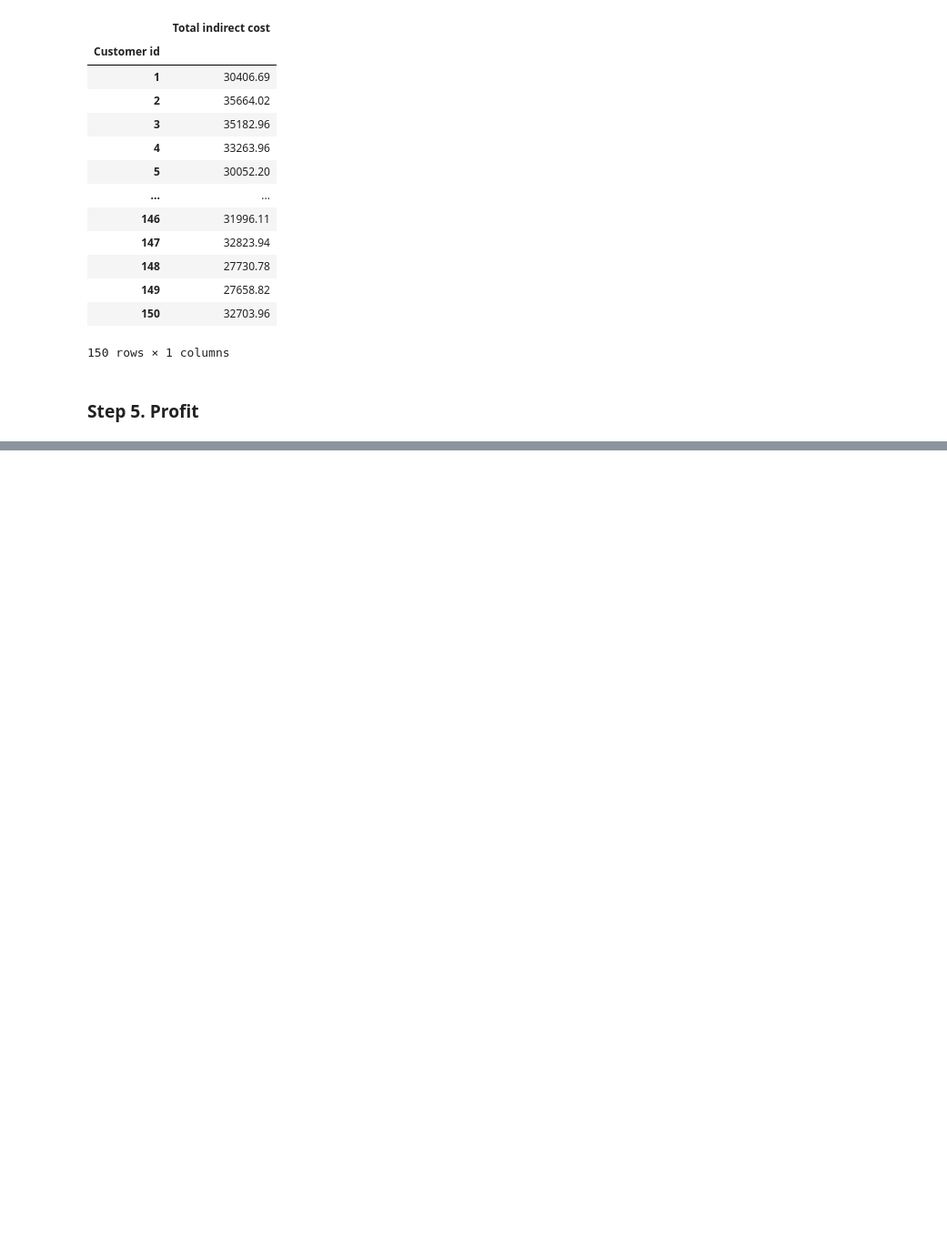
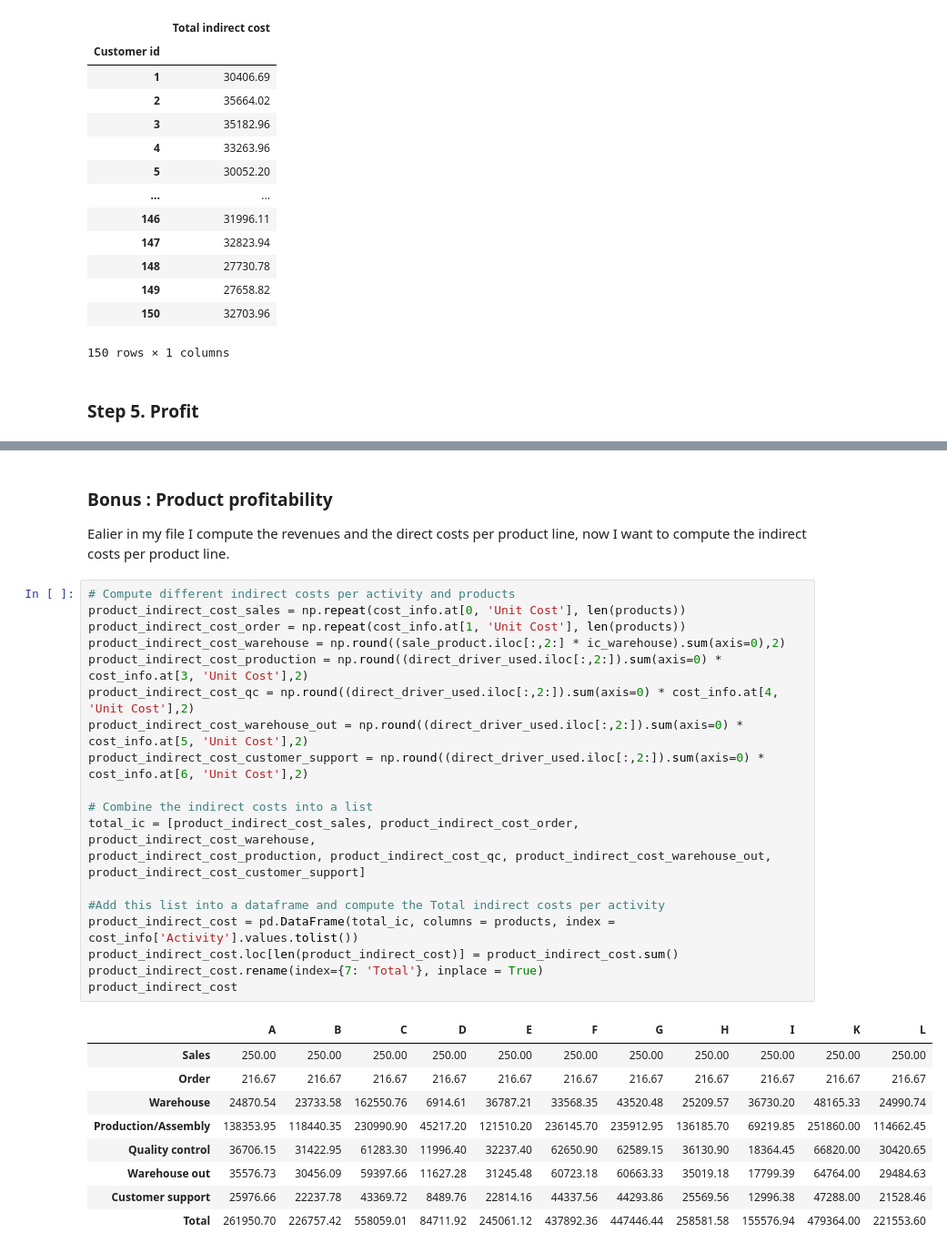
Before and after one commit to PaulineMalaguti/EBA3630, a Jupyter notebook: Customer Profitability Index/Problem 2/2customerprofitability.ipynb, the cells around one changed output, grey strips where cells are left out. Shown: that part at 91% size. Saved outputs shown, nothing was run; the diff lists cells and outputs as text; blank space fills up the shorter version.

```diff
--- a/Customer Profitability Index/Problem 2/2customerprofitability.ipynb
+++ b/Customer Profitability Index/Problem 2/2customerprofitability.ipynb
@@ -483,0 +535,33 @@ plt.plot(x,np.cumsum(y), label = 'Cummulative Profit')
+# %% [markdown]
+### Bonus : Product profitability
+Ealier in my file I compute the revenues and the direct costs per product line, now I want to compute the indirect costs per product line.
+# %%
+# Compute different indirect costs per activity and products
+product_indirect_cost_sales = np.repeat(cost_info.at[0, 'Unit Cost'], len(products))
+product_indirect_cost_order = np.repeat(cost_info.at[1, 'Unit Cost'], len(products))
+product_indirect_cost_warehouse = np.round((sale_product.iloc[:,2:] * ic_warehouse).sum(axis=0),2)
+product_indirect_cost_production = np.round((direct_driver_used.iloc[:,2:]).sum(axis=0) * cost_info.at[3, 'Unit Cost'],2)
+product_indirect_cost_qc = np.round((direct_driver_used.iloc[:,2:]).sum(axis=0) * cost_info.at[4, 'Unit Cost'],2)
+product_indirect_cost_warehouse_out = np.round((direct_driver_used.iloc[:,2:]).sum(axis=0) * cost_info.at[5, 'Unit Cost'],2)
+product_indirect_cost_customer_support = np.round((direct_driver_used.iloc[:,2:]).sum(axis=0) * cost_info.at[6, 'Unit Cost'],2)
+
+# Combine the indirect costs into a list
+total_ic = [product_indirect_cost_sales, product_indirect_cost_order, product_indirect_cost_warehouse,
+product_indirect_cost_production, product_indirect_cost_qc, product_indirect_cost_warehouse_out,
+product_indirect_cost_customer_support]
+
+#Add this list into a dataframe and compute the Total indirect costs per activity
+product_indirect_cost = pd.DataFrame(total_ic, columns = products, index = cost_info['Activity'].values.tolist())
+product_indirect_cost.loc[len(product_indirect_cost)] = product_indirect_cost.sum()
+product_indirect_cost.rename(index={7: 'Total'}, inplace = True)
+product_indirect_cost
+# %% [output]
+|  | A | B | C | D | E | F | G | H | I | K | L |
+| Sales | 250.00 | 250.00 | 250.00 | 250.00 | 250.00 | 250.00 | 250.00 | 250.00 | 250.00 | 250.00 | 250.00 |
+| Order | 216.67 | 216.67 | 216.67 | 216.67 | 216.67 | 216.67 | 216.67 | 216.67 | 216.67 | 216.67 | 216.67 |
+| Warehouse | 24870.54 | 23733.58 | 162550.76 | 6914.61 | 36787.21 | 33568.35 | 43520.48 | 25209.57 | 36730.20 | 48165.33 | 24990.74 |
+| Production/Assembly | 138353.95 | 118440.35 | 230990.90 | 45217.20 | 121510.20 | 236145.70 | 235912.95 | 136185.70 | 69219.85 | 251860.00 | 114662.45 |
+| Quality control | 36706.15 | 31422.95 | 61283.30 | 11996.40 | 32237.40 | 62650.90 | 62589.15 | 36130.90 | 18364.45 | 66820.00 | 30420.65 |
+| Warehouse out | 35576.73 | 30456.09 | 59397.66 | 11627.28 | 31245.48 | 60723.18 | 60663.33 | 35019.18 | 17799.39 | 64764.00 | 29484.63 |
+| Customer support | 25976.66 | 22237.78 | 43369.72 | 8489.76 | 22814.16 | 44337.56 | 44293.86 | 25569.56 | 12996.38 | 47288.00 | 21528.46 |
+| Total | 261950.70 | 226757.42 | 558059.01 | 84711.92 | 245061.12 | 437892.36 | 447446.44 | 258581.58 | 155576.94 | 479364.00 | 221553.60 |
```
Also changed, not shown: parts of 25 cells of this notebook.
